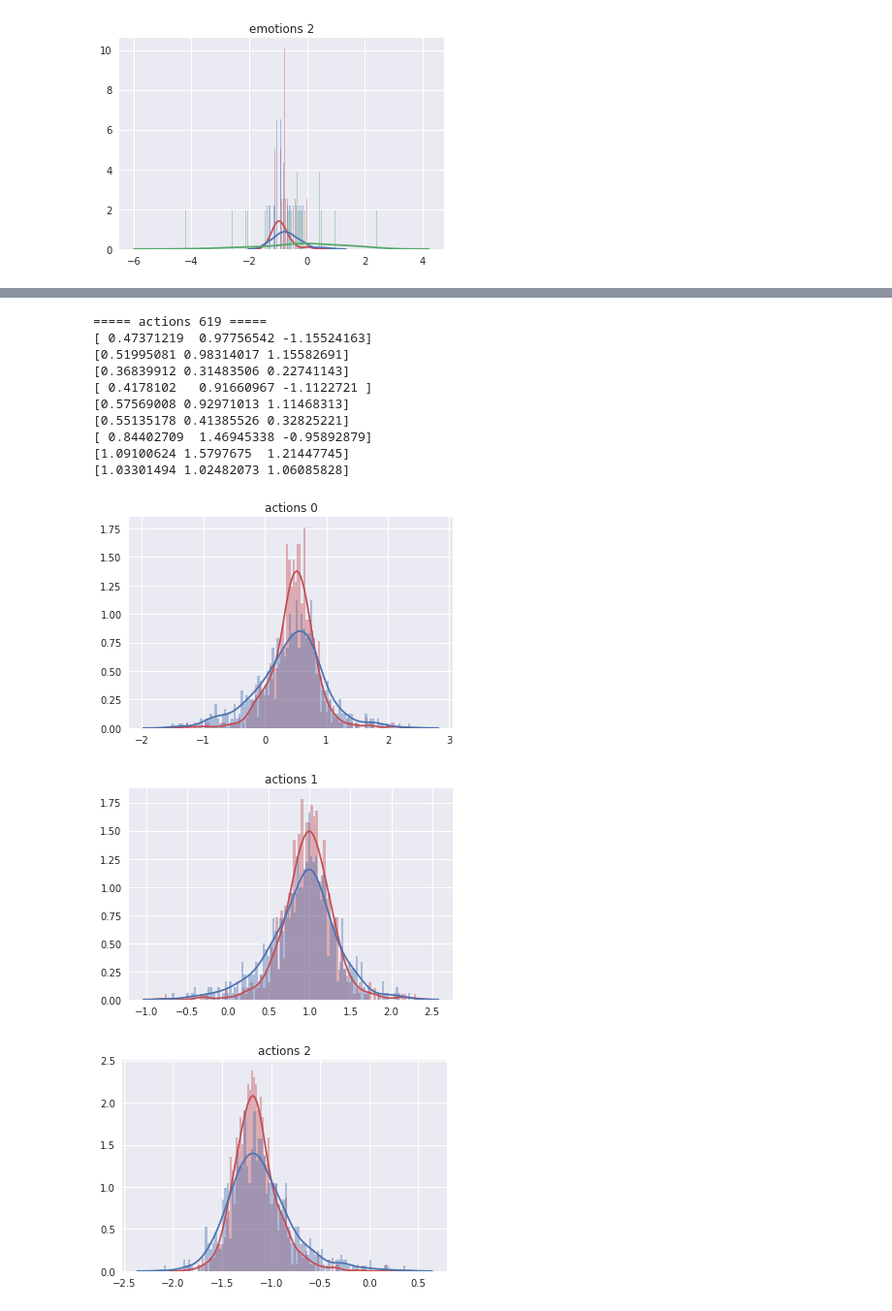
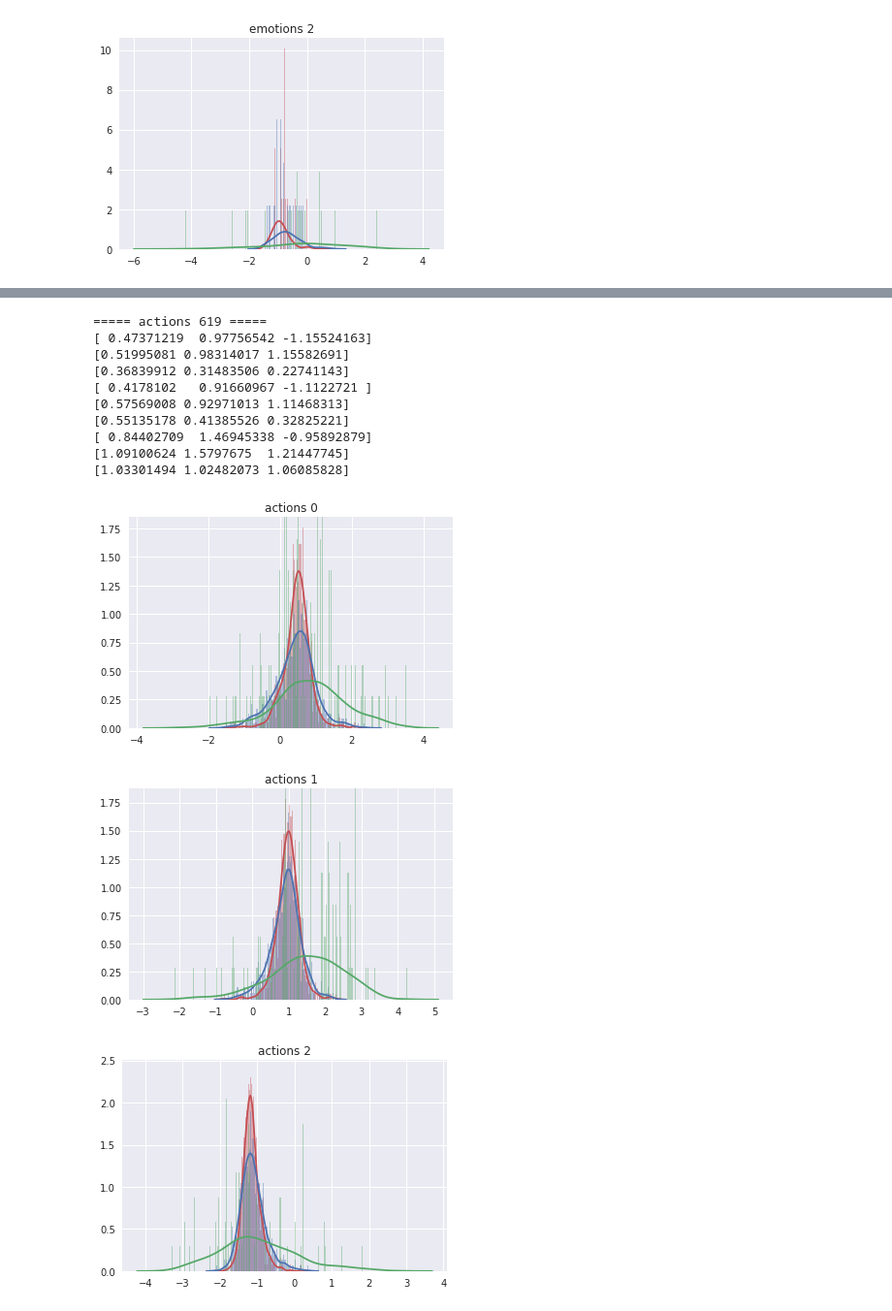
Before and after one commit to jiaojiaoloveu/WordEmbedding-SubCulture, a Jupyter notebook: src/epa_expansion/plot_pred_epa.ipynb, the cells around one changed output, grey strips where cells are left out. Shown at 97% size. Saved outputs shown, nothing was run; the diff lists cells and outputs as text; code cells hidden in the pictures.

```diff
--- a/src/epa_expansion/plot_pred_epa.ipynb
+++ b/src/epa_expansion/plot_pred_epa.ipynb
@@ -154,17 +159,17 @@ print(len(actions))
 619
 # %%
-tokenset_comp({'actions': actions}, 100)
+tokenset_comp({'actions': actions}, 100, True)
 # %% [output]
 ===== actions 619 =====
 [ 0.47371219  0.97756542 -1.15524163]
 [0.51995081 0.98314017 1.15582691]
 [0.36839912 0.31483506 0.22741143]
 [ 0.4178102   0.91660967 -1.1122721 ]
 [0.57569008 0.92971013 1.11468313]
 [0.55135178 0.41385526 0.32825221]
 [ 0.84402709  1.46945338 -0.95892879]
 [1.09100624 1.5797675  1.21447745]
 [1.03301494 1.02482073 1.06085828]
-[figure, old version]
+[figure, new version]
-[figure, old version]
+[figure, new version]
-[figure, old version]
+[figure, new version]
```
Also changed, not shown: parts of 10 cells of this notebook, 3 other files.
